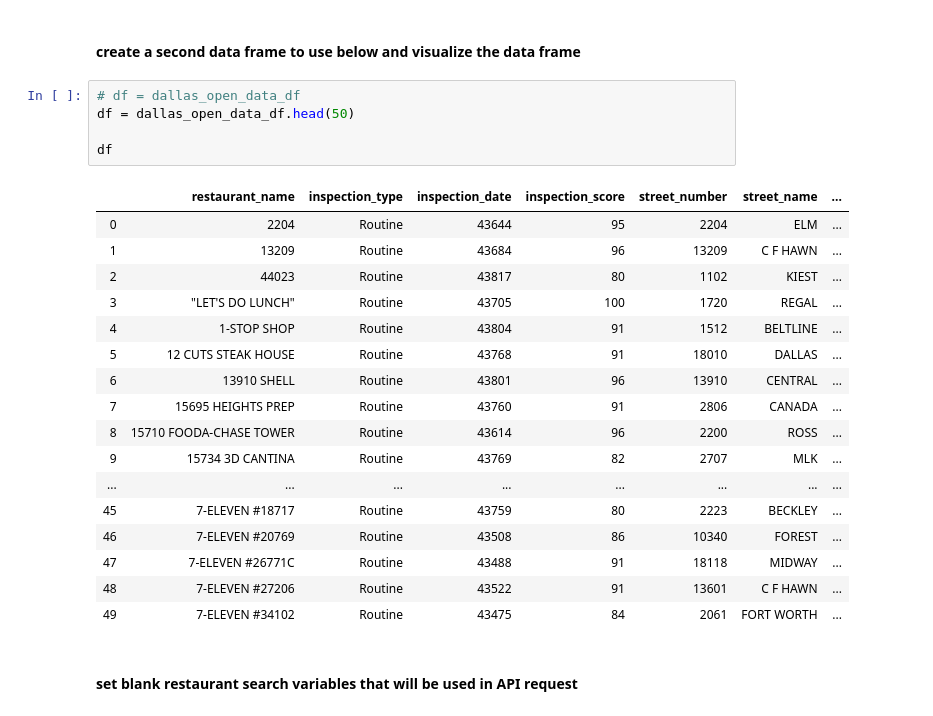
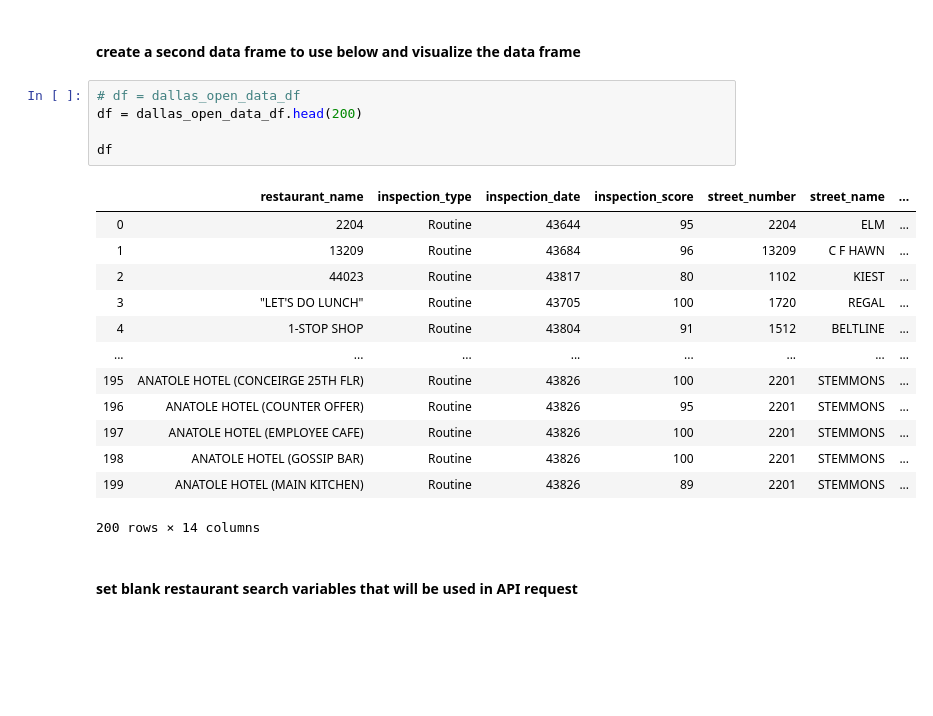
Before and after one commit to kirpatrick/dallas-restaurant-analysis, a Jupyter notebook: Shane/yelp_api_v7.ipynb, the cells around one changed output. Drawn from its saved outputs; the diff is of its cells as text; blank space fills up the shorter version.

```diff
--- a/Shane/yelp_api_v7.ipynb
+++ b/Shane/yelp_api_v7.ipynb
@@ -34,27 +34,23 @@ dallas_open_data_df.head()
 #### create a second data frame to use below and visualize the data frame
 # %%
 # df = dallas_open_data_df
-df = dallas_open_data_df.head(50)
+df = dallas_open_data_df.head(200)
 
 df
 # %% [output]
 |  | restaurant_name | inspection_type | inspection_date | inspection_score | street_number | street_name | ... |
 | 0 | 2204 | Routine | 43644 | 95 | 2204 | ELM | ... |
 | 1 | 13209 | Routine | 43684 | 96 | 13209 | C F HAWN | ... |
 | 2 | 44023 | Routine | 43817 | 80 | 1102 | KIEST | ... |
 | 3 | "LET'S DO LUNCH" | Routine | 43705 | 100 | 1720 | REGAL | ... |
 | 4 | 1-STOP SHOP | Routine | 43804 | 91 | 1512 | BELTLINE | ... |
-| 5 | 12 CUTS STEAK HOUSE | Routine | 43768 | 91 | 18010 | DALLAS | ... |
-| 6 | 13910 SHELL | Routine | 43801 | 96 | 13910 | CENTRAL | ... |
-| 7 | 15695 HEIGHTS PREP | Routine | 43760 | 91 | 2806 | CANADA | ... |
-| 8 | 15710 FOODA-CHASE TOWER | Routine | 43614 | 96 | 2200 | ROSS | ... |
-| 9 | 15734 3D CANTINA | Routine | 43769 | 82 | 2707 | MLK | ... |
 | ... | ... | ... | ... | ... | ... | ... | ... |
-| 45 | 7-ELEVEN #18717 | Routine | 43759 | 80 | 2223 | BECKLEY | ... |
-| 46 | 7-ELEVEN #20769 | Routine | 43508 | 86 | 10340 | FOREST | ... |
-| 47 | 7-ELEVEN #26771C | Routine | 43488 | 91 | 18118 | MIDWAY | ... |
-| 48 | 7-ELEVEN #27206 | Routine | 43522 | 91 | 13601 | C F HAWN | ... |
-| 49 | 7-ELEVEN #34102 | Routine | 43475 | 84 | 2061 | FORT WORTH | ... |
+| 195 | ANATOLE HOTEL (CONCEIRGE 25TH FLR) | Routine | 43826 | 100 | 2201 | STEMMONS | ... |
+| 196 | ANATOLE HOTEL (COUNTER OFFER) | Routine | 43826 | 95 | 2201 | STEMMONS | ... |
+| 197 | ANATOLE HOTEL (EMPLOYEE CAFE) | Routine | 43826 | 100 | 2201 | STEMMONS | ... |
+| 198 | ANATOLE HOTEL (GOSSIP BAR) | Routine | 43826 | 100 | 2201 | STEMMONS | ... |
+| 199 | ANATOLE HOTEL (MAIN KITCHEN) | Routine | 43826 | 89 | 2201 | STEMMONS | ... |
+200 rows × 14 columns
 # %% [markdown]
 #### set blank restaurant search variables that will be used in API request
 # %%
```
Also changed, not shown: parts of 4 cells of this notebook, 1 other file.
